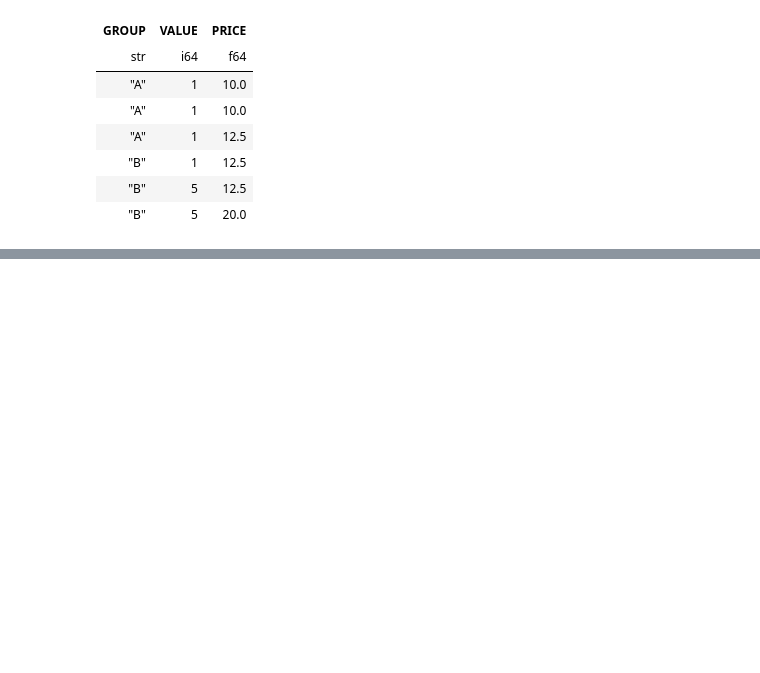
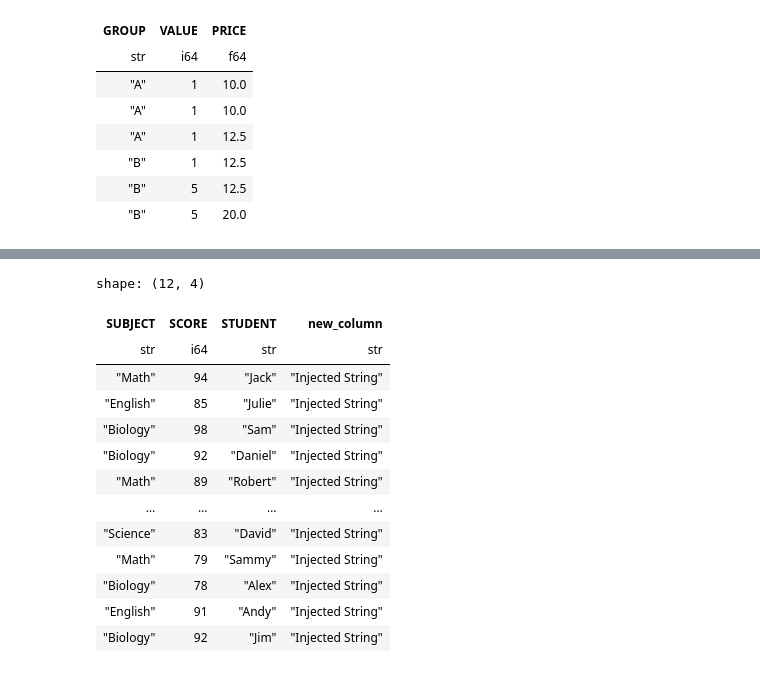
Before and after one commit to pybokeh/jupyter-sql, a Jupyter notebook: polars/Polars_Cheat_Sheet.ipynb, the cells around one changed output, grey strips where cells are left out. Cells and saved outputs as stored; diff of their text form; code cells hidden in the pictures; blank space fills up the shorter version.

```diff
--- a/polars/Polars_Cheat_Sheet.ipynb
+++ b/polars/Polars_Cheat_Sheet.ipynb
@@ -651,0 +685,21 @@ shape: (6, 3)
+# %%
+df = (
+    df
+    .with_columns(pl.lit("Injected String").alias("new_column"))
+)
+df
+# %% [output]
+shape: (12, 4)
+| SUBJECT | SCORE | STUDENT | new_column |
+| str | i64 | str | str |
+| "Math" | 94 | "Jack" | "Injected String" |
+| "English" | 85 | "Julie" | "Injected String" |
+| "Biology" | 98 | "Sam" | "Injected String" |
+| "Biology" | 92 | "Daniel" | "Injected String" |
+| "Math" | 89 | "Robert" | "Injected String" |
+| … | … | … | … |
+| "Science" | 83 | "David" | "Injected String" |
+| "Math" | 79 | "Sammy" | "Injected String" |
+| "Biology" | 78 | "Alex" | "Injected String" |
+| "English" | 91 | "Andy" | "Injected String" |
+| "Biology" | 92 | "Jim" | "Injected String" |
```
Also changed, not shown: parts of 7 cells of this notebook.
